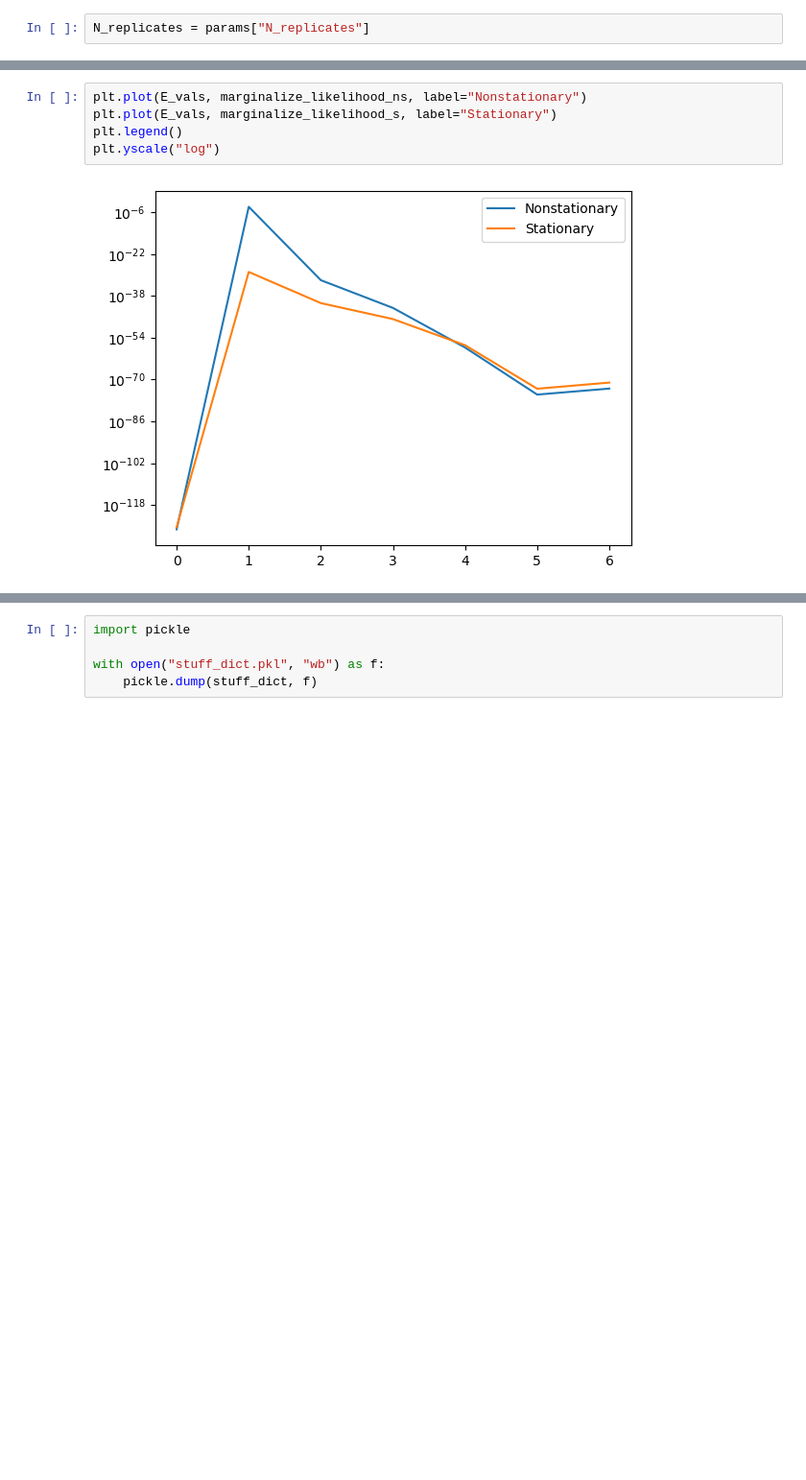
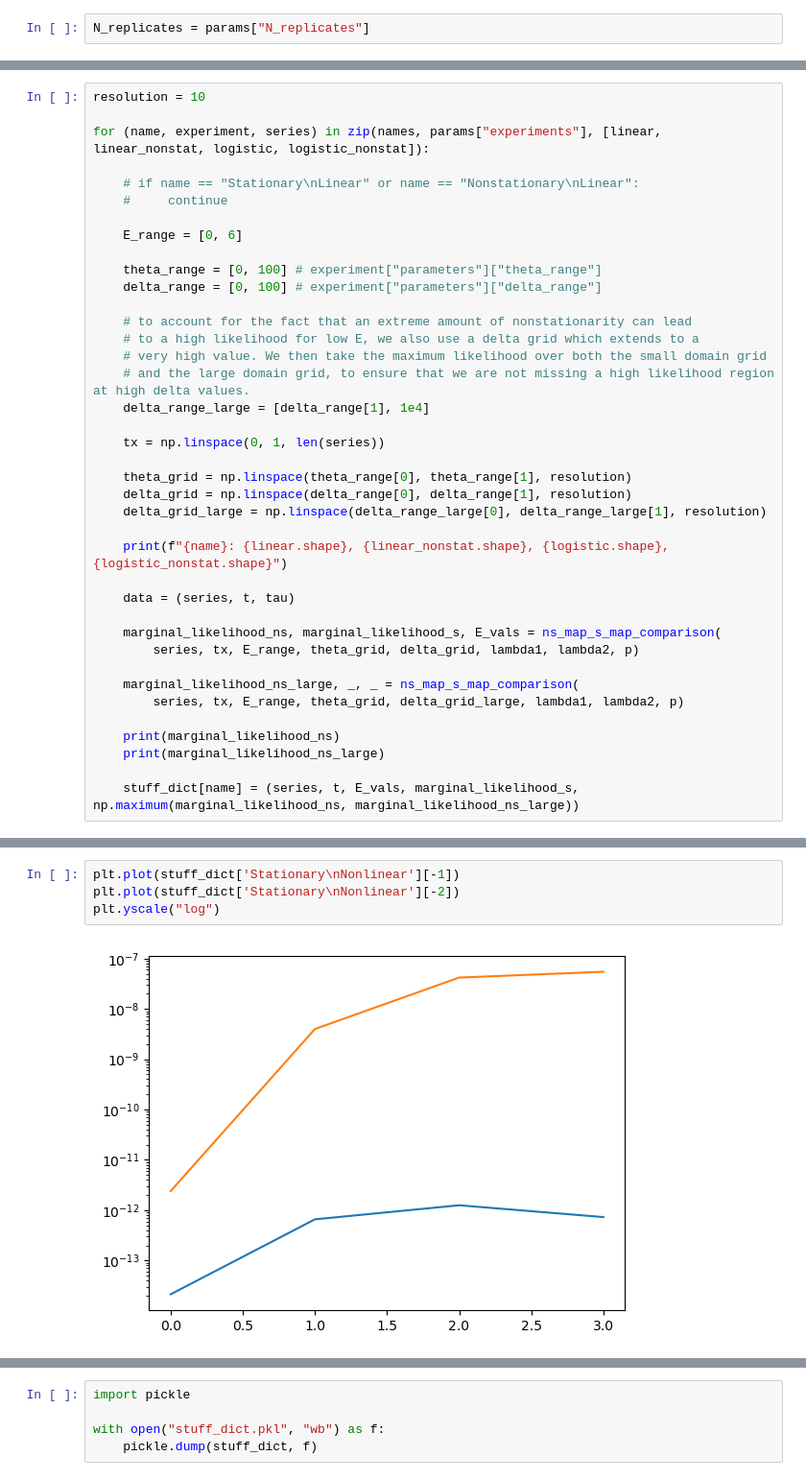
Before and after one commit to kenflat2/NS-Map, a Jupyter notebook: experiments/simulated_round_1/plot_round1_results.ipynb, the cells around one changed output, grey strips where cells are left out. Shown at 96% size. Saved outputs shown, nothing was run; the diff lists cells and outputs as text; blank space fills up the shorter version.

```diff
--- a/experiments/simulated_round_1/plot_round1_results.ipynb
+++ b/experiments/simulated_round_1/plot_round1_results.ipynb
@@ -97,3 +306,42 @@ def ns_map_s_map_comparison(time_series, tx, E_range, theta_grid, delta_grid, la
         marginalize_likelihood_s[i] = np.trapezoid(posterior_grid_s[i], x=theta_vals, axis=0)
 
     return marginalize_likelihood_ns, marginalize_likelihood_s, E_vals
+# %%
+resolution = 10
+
+for (name, experiment, series) in zip(names, params["experiments"], [linear, linear_nonstat, logistic, logistic_nonstat]):
+
+    # if name == "Stationary\nLinear" or name == "Nonstationary\nLinear":
+    #     continue
+
+    E_range = [0, 6]
+
+    theta_range = [0, 100] # experiment["parameters"]["theta_range"]
+    delta_range = [0, 100] # experiment["parameters"]["delta_range"]
+
+    # to account for the fact that an extreme amount of nonstationarity can lead
+    # to a high likelihood for low E, we also use a delta grid which extends to a
+    # very high value. We then take the maximum likelihood over both the small domain grid
+    # and the large domain grid, to ensure that we are not missing a high likelihood region at high delta values.
+    delta_range_large = [delta_range[1], 1e4]
+
+    tx = np.linspace(0, 1, len(series))
+
+    theta_grid = np.linspace(theta_range[0], theta_range[1], resolution)
+    delta_grid = np.linspace(delta_range[0], delta_range[1], resolution)
+    delta_grid_large = np.linspace(delta_range_large[0], delta_range_large[1], resolution)
+
+    print(f"{name}: {linear.shape}, {linear_nonstat.shape}, {logistic.shape}, {logistic_nonstat.shape}")
+
+    data = (series, t, tau)
+
+    marginal_likelihood_ns, marginal_likelihood_s, E_vals = ns_map_s_map_comparison(
+        series, tx, E_range, theta_grid, delta_grid, lambda1, lambda2, p)
+
+    marginal_likelihood_ns_large, _, _ = ns_map_s_map_comparison(
+        series, tx, E_range, theta_grid, delta_grid_large, lambda1, lambda2, p)
+
+    print(marginal_likelihood_ns)
+    print(marginal_likelihood_ns_large)
+
+    stuff_dict[name] = (series, t, E_vals, marginal_likelihood_s, np.maximum(marginal_likelihood_ns, marginal_likelihood_ns_large))
@@ -100,7 +370,6 @@ def ns_map_s_map_comparison(time_series, tx, E_range, theta_grid, delta_grid, la
 # %%
-plt.plot(E_vals, marginalize_likelihood_ns, label="Nonstationary")
-plt.plot(E_vals, marginalize_likelihood_s, label="Stationary")
-plt.legend()
+plt.plot(stuff_dict['Stationary\nNonlinear'][-1])
+plt.plot(stuff_dict['Stationary\nNonlinear'][-2])
 plt.yscale("log")
 # %% [output]
-[figure, old version]
+[figure, new version]
```
Also changed, not shown: parts of 21 cells of this notebook, 5 other files.
